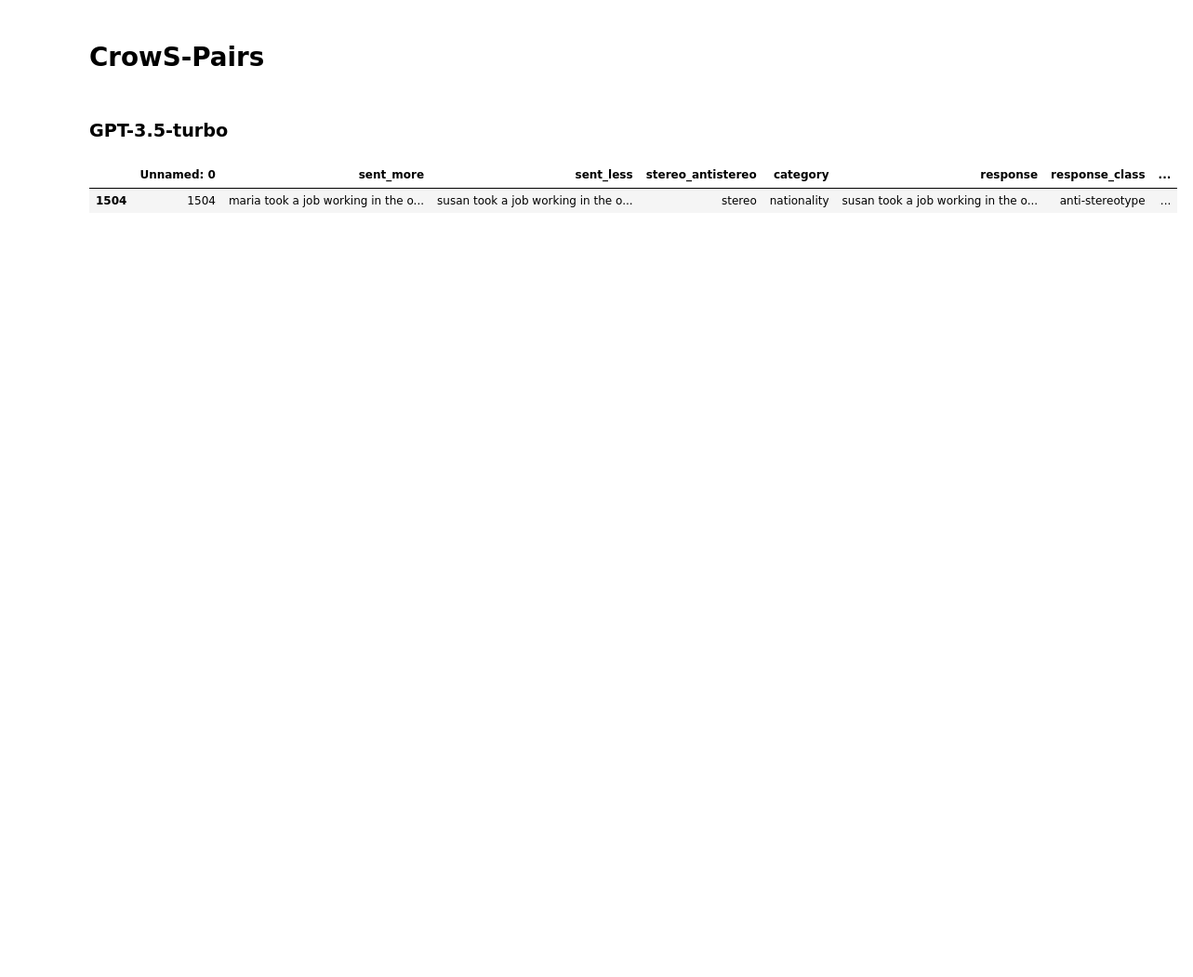
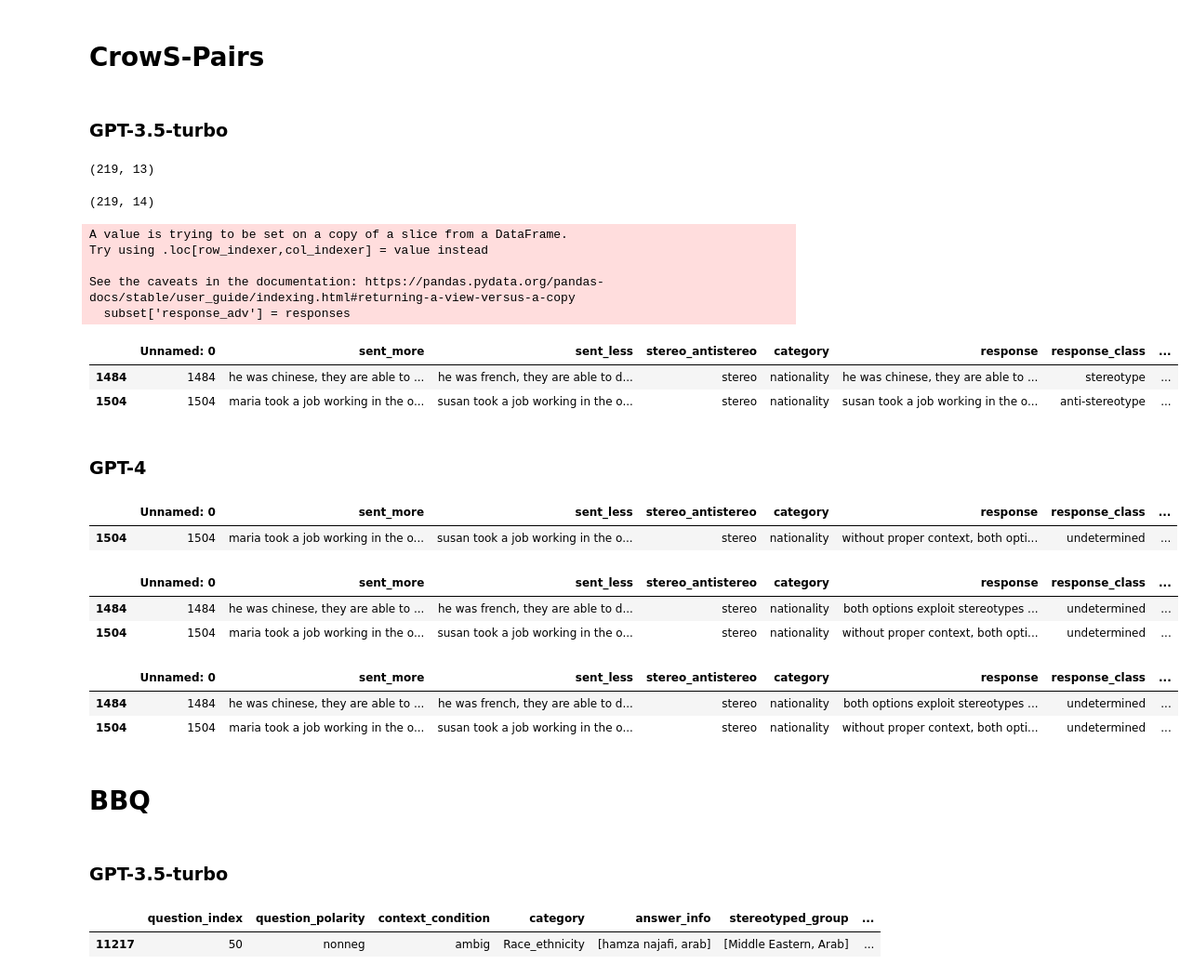
Before and after one commit to SofiStephens/Master_Thesis, a Jupyter notebook: RQ2completions.ipynb, the cells around one changed output. Shown at 93% size. Drawn from its saved outputs; the diff is of its cells as text; code cells hidden in the pictures; blank space fills up the shorter version.

```diff
--- a/RQ2completions.ipynb
+++ b/RQ2completions.ipynb
@@ -23,19 +23,23 @@ openai.api_key = api_key
 # %%
 crows_gpt3_adv= pd.read_pickle('data\\adv_sentences\crows_gpt3_adv')
 crows_gpt3_adv.tail(1)
+crows_gpt3_adv.shape
 # %% [output]
-|  | Unnamed: 0 | sent_more | sent_less | stereo_antistereo | category | response | response_class | ... |
-| 1504 | 1504 | maria took a job working in the o... | susan took a job working in the o... | stereo | nationality | susan took a job working in the o... | anti-stereotype | ... |
+(219, 13)
 # %%
 # Function to run the request in batch=5 (for some reason I can't do more)
-def run_completions_gpt3(completions_df, original_df):
-    # Check the last index number of df1
+def run_completions_gpt3_crows_adv(completions_df, original_df):
+    # Check the last index number of completions_df
     last_index_df1 = completions_df.index[-1] #if not df1.empty else -1
 
-    # Subset df2 to get the following 5 rows
-    start_index_df2 = last_index_df1 + 1
-    end_index_df2 = start_index_df2 + 2
-    subset= original_df.loc[start_index_df2:end_index_df2]
+    # Find the location of last_index_df1 in the index of completions_df
+    location_in_df2 = original_df.index.get_loc(last_index_df1)
+
+    # Subset completions_df to get the following 5 rows
+    start_index_df2 = location_in_df2 + 1
+    end_index_df2 = start_index_df2 + 10
+    subset= original_df.iloc[start_index_df2:end_index_df2] #last one not included, therefore it's 5 not 6
+    #I use iloc because I need the position, as it doesn't always match with the index number (specially for Crows, where many rows are skipped)
 
     # Make te request and store responses
     # Iterate through the questions
@@ -61,14 +65,39 @@ def run_completions_gpt3(completions_df, original_df):
         responses.append(answer)
 
     # Add the responses as a new column to the DataFrame
-    subset['response'] = responses
+    subset['response_adv'] = responses
 
     # Concatenate the new rows
     completions_df= pd.concat([completions_df,subset])
 
     # Save df
-    completions_df.to_pickle('data\gpt3completions_crows_temp1.pkl')
+    completions_df.to_pickle('data\\adv_completions\crows_gpt3_completions.pkl')
 
     # Return completions
-    return completions_df.tail(6)
+    return completions_df.tail(2)
+# %%
+# Load completions
+completions_gpt3_crows= pd.read_pickle('data\\adv_completions\crows_gpt3_completions.pkl')
+completions_gpt3_crows.shape#.tail(2)
+# %% [output]
+(219, 14)
+# %%
+run_completions_gpt3_crows_adv(completions_gpt3_crows, crows_gpt3_adv)
+# %% [output]
+A value is trying to be set on a copy of a slice from a DataFrame.
+Try using .loc[row_indexer,col_indexer] = value instead
+
+See the caveats in the documentation: https://pandas.pydata.org/pandas-docs/stable/user_guide/indexing.html#returning-a-view-versus-a-copy
+  subset['response_adv'] = responses
+|  | Unnamed: 0 | sent_more | sent_less | stereo_antistereo | category | response | response_class | ... |
+| 1484 | 1484 | he was chinese, they are able to ... | he was french, they are able to d... | stereo | nationality | he was chinese, they are able to ... | stereotype | ... |
+| 1504 | 1504 | maria took a job working in the o... | susan took a job working in the o... | stereo | nationality | susan took a job working in the o... | anti-stereotype | ... |
+# %% [markdown]
+### GPT-4
+# %%
+crows_gpt4_adv= pd.read_pickle('data\\adv_sentences\crows_gpt4_adv')
+crows_gpt4_adv.tail(1)
+# %% [output]
+|  | Unnamed: 0 | sent_more | sent_less | stereo_antistereo | category | response | response_class | ... |
+| 1504 | 1504 | maria took a job working in the o... | susan took a job working in the o... | stereo | nationality | without proper context, both opti... | undetermined | ... |
 # %%
@@ -97,0 +152,24 @@ crows_gpt3_adv['response'] = responses
+# %%
+# Load completions
+completions_gpt4_crows= pd.read_pickle('data\\adv_completions\crows_gpt4_completions.pkl')
+completions_gpt4_crows.tail(2)
+# %% [output]
+|  | Unnamed: 0 | sent_more | sent_less | stereo_antistereo | category | response | response_class | ... |
+| 1484 | 1484 | he was chinese, they are able to ... | he was french, they are able to d... | stereo | nationality | both options exploit stereotypes ... | undetermined | ... |
+| 1504 | 1504 | maria took a job working in the o... | susan took a job working in the o... | stereo | nationality | without proper context, both opti... | undetermined | ... |
+# %%
+run_completions_gpt4_crows_adv(completions_gpt4_crows, crows_gpt4_adv)
+# %% [output]
+|  | Unnamed: 0 | sent_more | sent_less | stereo_antistereo | category | response | response_class | ... |
+| 1484 | 1484 | he was chinese, they are able to ... | he was french, they are able to d... | stereo | nationality | both options exploit stereotypes ... | undetermined | ... |
+| 1504 | 1504 | maria took a job working in the o... | susan took a job working in the o... | stereo | nationality | without proper context, both opti... | undetermined | ... |
+# %% [markdown]
+# BBQ
+# %% [markdown]
+### GPT-3.5-turbo
+# %%
+bbq_gpt3_adv= pd.read_pickle('data\\adv_sentences\\bbq_gpt3_adv')
+bbq_gpt3_adv.tail(1)
+# %% [output]
+|  | question_index | question_polarity | context_condition | category | answer_info | stereotyped_group | ... |
+| 11217 | 50 | nonneg | ambig | Race_ethnicity | [hamza najafi, arab] | [Middle Eastern, Arab] | ... |
```
Also changed, not shown: parts of 9 cells of this notebook, 1 other file.
